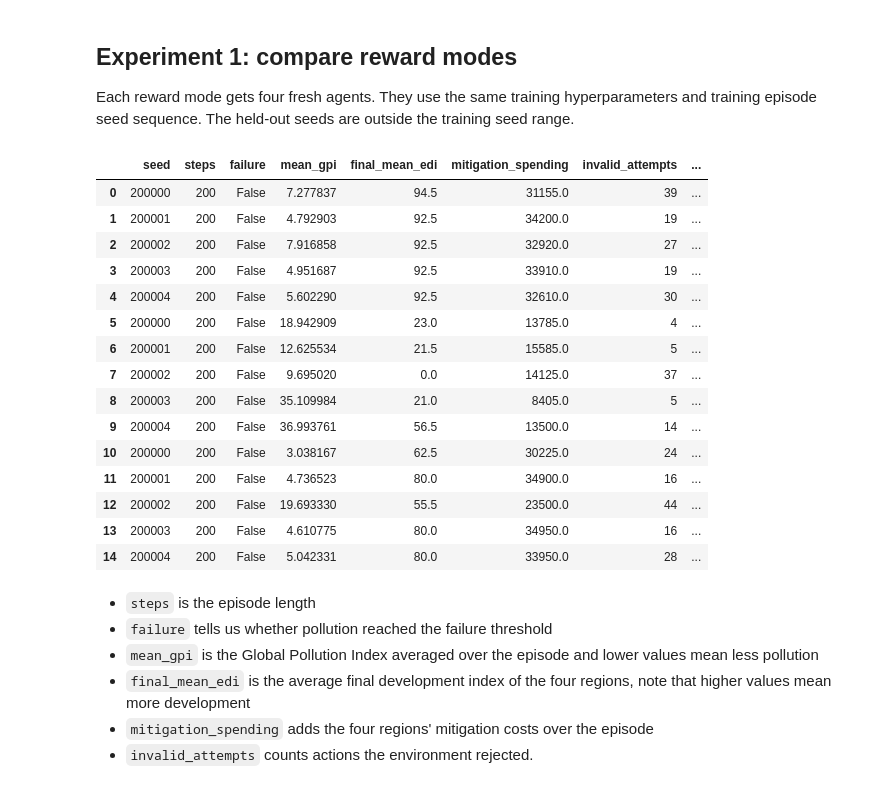
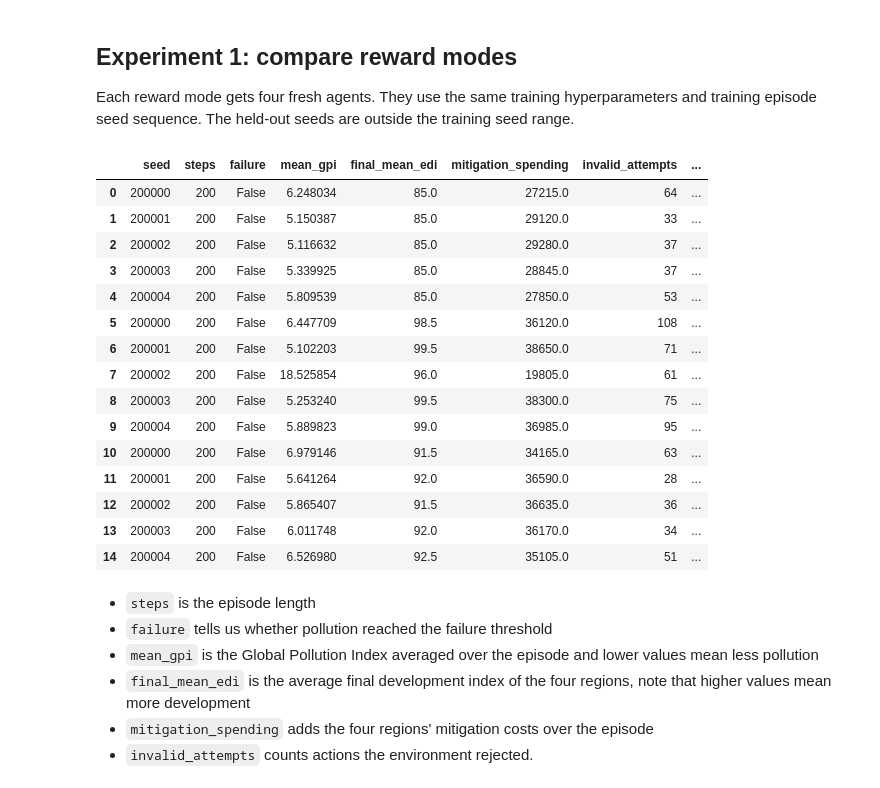
Before and after one commit to Barderus/regional-pollution-marl, a Jupyter notebook: study_2_economic_sustainability/notebooks/01_experiments_preview.ipynb, the cells around one changed output. Saved outputs shown, nothing was run; the diff lists cells and outputs as text; code cells hidden in the pictures.

```diff
--- a/study_2_economic_sustainability/notebooks/01_experiments_preview.ipynb
+++ b/study_2_economic_sustainability/notebooks/01_experiments_preview.ipynb
@@ -29,8 +28,8 @@ def record_step_totals(totals, actions, info):
     totals["invalid_attempts"] += sum(info["invalid_attempts"])
 
     for region in range(4):
-        if actions[region] in (2, 3, 4):
-            totals["mitigation_spending"] += info["costs_paid"][region]
+        totals["mitigation_spending"] += info["prevention_costs_paid"][region]
+        totals["mitigation_spending"] += info["cleanup_costs_paid"][region]
 # %%
 def make_episode_summary(environment, seed, totals, failed):
     return {
@@ -80,48 +57,38 @@ Each reward mode gets four fresh agents. They use the same training hyperparamet
 # %%
 evaluation_rows = []
 learned_agents = {}
+training_config = TrainingConfig()
+training_config.training_episodes = TRAINING_EPISODES
 
 for reward_mode in REWARD_MODES:
+    agents = train_agents(reward_mode, TRAINING_SEED, training_config=training_config)
+    learned_agents[reward_mode] = agents
     environment = EconomicSustainabilityEnvironment(reward_mode)
-    episode_rng = random.Random(TRAINING_SEED)
-    agents = []
-
-    for region in range(4):
-        agents.append(TabularQLearner(TRAINING_SEED * 10 + region))
-
-    for episode in range(TRAINING_EPISODES):
-        training_environment_seed = episode_rng.randrange(100_000)
-        run_episode(environment, agents, training_environment_seed, training=True)
-
-        for agent in agents:
-            agent.decay_epsilon()
-
-    learned_agents[reward_mode] = agents
 
     for evaluation_seed in EVALUATION_SEEDS:
-        row = run_episode(environment, agents, evaluation_seed, training=False)
+        row = evaluate_episode(environment, agents, evaluation_seed)
         row["reward_mode"] = reward_mode
         evaluation_rows.append(row)
 
 evaluations = pd.DataFrame(evaluation_rows)
 display(evaluations)
 # %% [output]
 |  | seed | steps | failure | mean_gpi | final_mean_edi | mitigation_spending | invalid_attempts | ... |
-| 0 | 200000 | 200 | False | 7.277837 | 94.5 | 31155.0 | 39 | ... |
-| 1 | 200001 | 200 | False | 4.792903 | 92.5 | 34200.0 | 19 | ... |
-| 2 | 200002 | 200 | False | 7.916858 | 92.5 | 32920.0 | 27 | ... |
-| 3 | 200003 | 200 | False | 4.951687 | 92.5 | 33910.0 | 19 | ... |
-| 4 | 200004 | 200 | False | 5.602290 | 92.5 | 32610.0 | 30 | ... |
-| 5 | 200000 | 200 | False | 18.942909 | 23.0 | 13785.0 | 4 | ... |
-| 6 | 200001 | 200 | False | 12.625534 | 21.5 | 15585.0 | 5 | ... |
-| 7 | 200002 | 200 | False | 9.695020 | 0.0 | 14125.0 | 37 | ... |
-| 8 | 200003 | 200 | False | 35.109984 | 21.0 | 8405.0 | 5 | ... |
-| 9 | 200004 | 200 | False | 36.993761 | 56.5 | 13500.0 | 14 | ... |
-| 10 | 200000 | 200 | False | 3.038167 | 62.5 | 30225.0 | 24 | ... |
-| 11 | 200001 | 200 | False | 4.736523 | 80.0 | 34900.0 | 16 | ... |
-| 12 | 200002 | 200 | False | 19.693330 | 55.5 | 23500.0 | 44 | ... |
-| 13 | 200003 | 200 | False | 4.610775 | 80.0 | 34950.0 | 16 | ... |
-| 14 | 200004 | 200 | False | 5.042331 | 80.0 | 33950.0 | 28 | ... |
+| 0 | 200000 | 200 | False | 6.248034 | 85.0 | 27215.0 | 64 | ... |
+| 1 | 200001 | 200 | False | 5.150387 | 85.0 | 29120.0 | 33 | ... |
+| 2 | 200002 | 200 | False | 5.116632 | 85.0 | 29280.0 | 37 | ... |
+| 3 | 200003 | 200 | False | 5.339925 | 85.0 | 28845.0 | 37 | ... |
+| 4 | 200004 | 200 | False | 5.809539 | 85.0 | 27850.0 | 53 | ... |
+| 5 | 200000 | 200 | False | 6.447709 | 98.5 | 36120.0 | 108 | ... |
+| 6 | 200001 | 200 | False | 5.102203 | 99.5 | 38650.0 | 71 | ... |
+| 7 | 200002 | 200 | False | 18.525854 | 96.0 | 19805.0 | 61 | ... |
+| 8 | 200003 | 200 | False | 5.253240 | 99.5 | 38300.0 | 75 | ... |
+| 9 | 200004 | 200 | False | 5.889823 | 99.0 | 36985.0 | 95 | ... |
+| 10 | 200000 | 200 | False | 6.979146 | 91.5 | 34165.0 | 63 | ... |
+| 11 | 200001 | 200 | False | 5.641264 | 92.0 | 36590.0 | 28 | ... |
+| 12 | 200002 | 200 | False | 5.865407 | 91.5 | 36635.0 | 36 | ... |
+| 13 | 200003 | 200 | False | 6.011748 | 92.0 | 36170.0 | 34 | ... |
+| 14 | 200004 | 200 | False | 6.526980 | 92.5 | 35105.0 | 51 | ... |
 # %% [markdown]
 - `steps` is the episode length
 - `failure` tells us whether pollution reached the failure threshold
```
Also changed, not shown: parts of 6 cells of this notebook, 2 other files.
